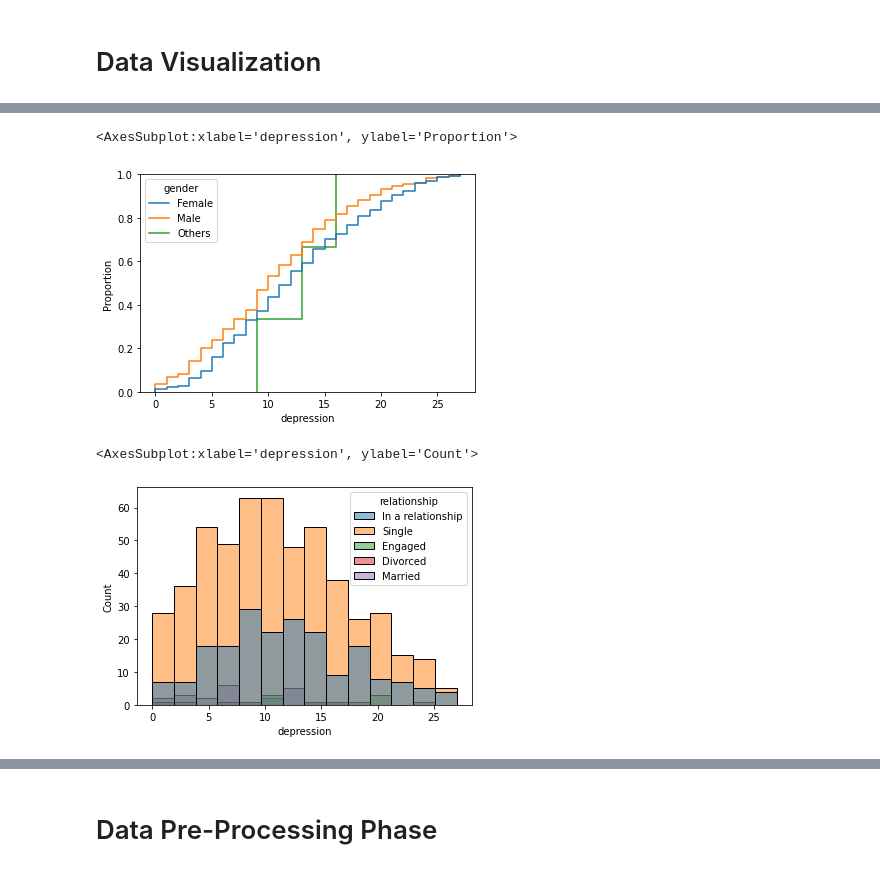
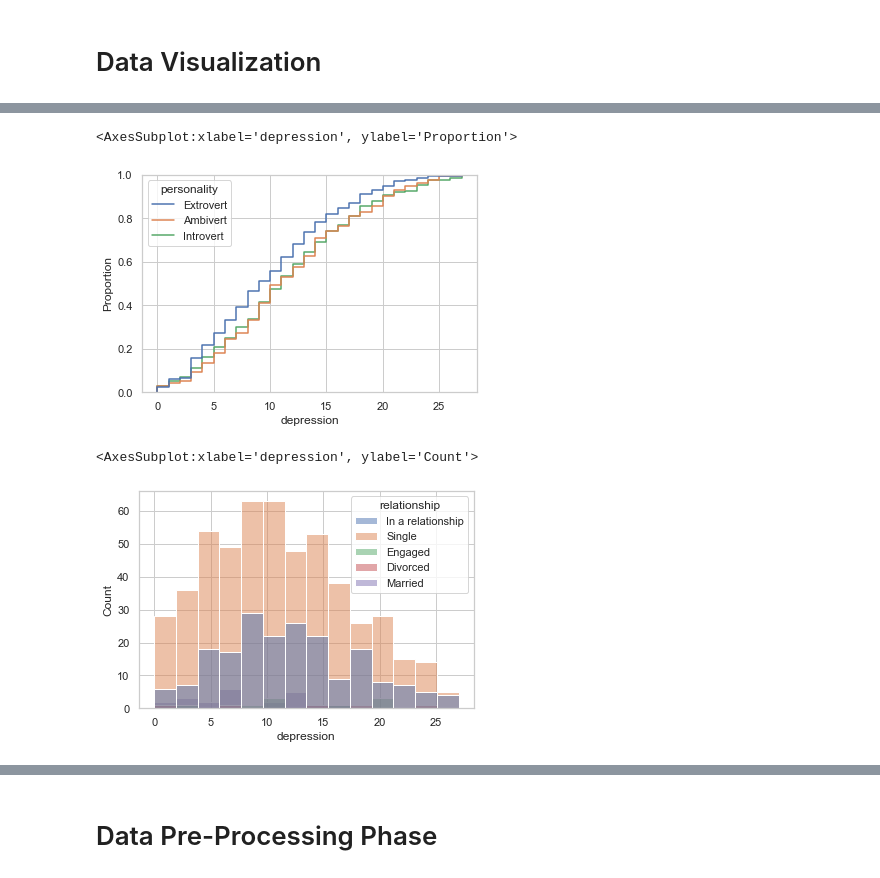
Before and after one commit to Jaber-Al-Siam/Lifestyle-and-Depression-Among-University-Students, a Jupyter notebook: Depression - Category.ipynb, the cells around one changed output, grey strips where cells are left out. Saved outputs shown, nothing was run; the diff lists cells and outputs as text; code cells hidden in the pictures.

```diff
--- a/Depression - Category.ipynb
+++ b/Depression - Category.ipynb
@@ -19,6 +16,8 @@ smt = SMOTE(random_state=12)
 # read the dataset
 
 df = pd.read_csv('Depression.csv')
+df.columns = [c.strip() for c in df.columns]
+df.columns = [c.lower().replace(' ', '_') for c in df.columns]
 print(df.shape)
 df.head()
 # %% [output]
@@ -72,4 +59,5 @@ plt.plot(x, y)
 # %%
+sns.set_theme(style="whitegrid")
 sns.swarmplot(y = 'depression', x = 'gender', data = df)
 # %% [output]
 <AxesSubplot:xlabel='gender', ylabel='depression'>
@@ -82,10 +65,10 @@ sns.stripplot(y = 'depression', x = 'gender', data = df)
 # %%
-sns.ecdfplot(x = 'depression', data = df, hue = 'gender')
+sns.ecdfplot(x = 'depression', data = df, hue = 'personality')
 # %% [output]
 <AxesSubplot:xlabel='depression', ylabel='Proportion'>
-[figure, old version]
+[figure, new version]
 # %%
 sns.histplot(x = 'depression', data = df, hue = 'relationship')
 # %% [output]
 <AxesSubplot:xlabel='depression', ylabel='Count'>
-[figure, old version]
+[figure, new version]
```
Also changed, not shown: parts of 61 cells of this notebook, 1 other file.
